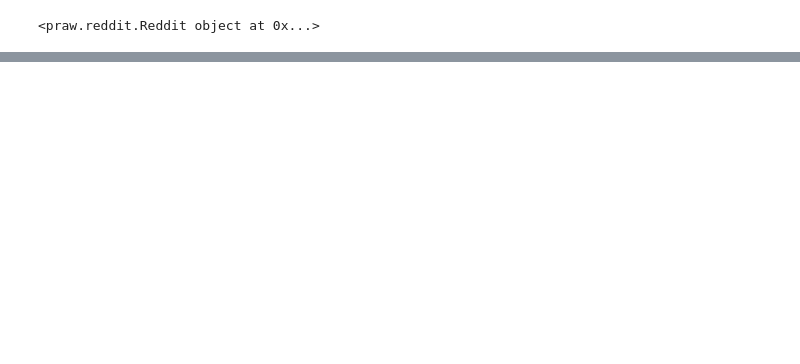
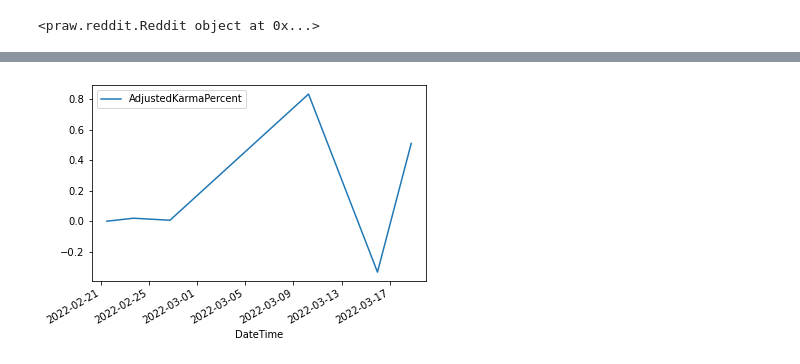
Before and after one commit to JSLifeform/RedditReader, a Jupyter notebook: Reddit.ipynb, the cells around one changed output, grey strips where cells are left out. Saved outputs shown, nothing was run; the diff lists cells and outputs as text; code cells hidden in the pictures; blank space fills up the shorter version.

Commit message:
reworking project, trying to analyze new accounts from r/politics list

```diff
--- a/Reddit.ipynb
+++ b/Reddit.ipynb
@@ -150,0 +170,10 @@ Forge_your_own_path 1919 5 2021-01-17 08:25:27
+# %%
+from datetime import datetime, timedelta
+
+today = datetime.now()
+start_date = today - timedelta(days = 30)
+end_date = today
+
+condition = (sortdf['DateTime'] >= start_date) & (sortdf['DateTime'] <= end_date)
+newAccounts = sortdf.loc[condition]
+newAccounts.head(150)
@@ -150,0 +189,13 @@ Forge_your_own_path 1919 5 2021-01-17 08:25:27
+# %%
+yAxis = pd.Series(newAccounts['AdjustedKarmaPercent'])
+xAxis = pd.Series(newAccounts['DateTime'])
+
+ts = pd.Series(yAxis, index = xAxis)
+ts.head()
+
+
+newAccounts.plot(x = 'DateTime', y = 'AdjustedKarmaPercent')
+plt.gcf().autofmt_xdate()
+plt.show()
+# %% [output]
+[figure, added]
```
Also changed, not shown: parts of 9 cells of this notebook.
